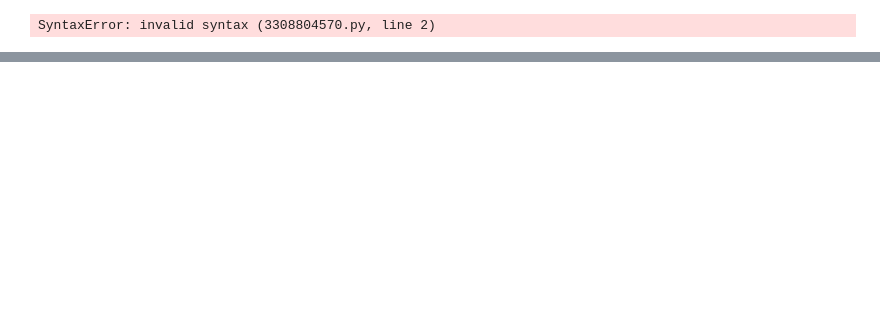
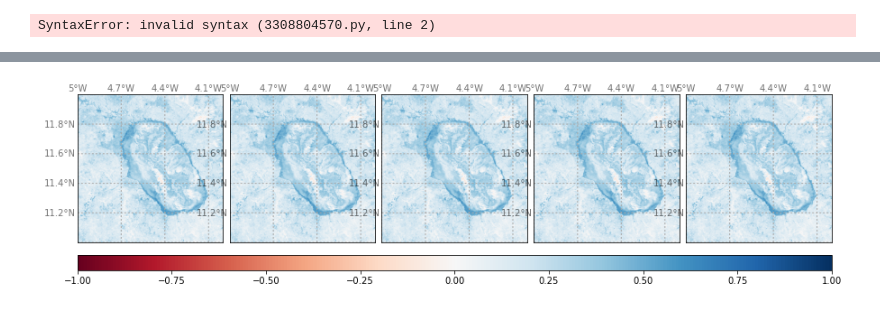
Before and after one commit to ma9dalen8/WASCAL_BurntArea, a Jupyter notebook: nbr5years.ipynb, the cells around one changed output, grey strips where cells are left out. Cells and saved outputs as stored; diff of their text form; code cells hidden in the pictures; blank space fills up the shorter version.

```diff
--- a/nbr5years.ipynb
+++ b/nbr5years.ipynb
@@ -126,0 +208,29 @@ plt.show()
+# %%
+fig=plt.figure(figsize=(15, 4))
+fields = [baseline_2017_NBR, baseline_2017.nir, baseline_2017.blue, baseline_2017.green, baseline_2017.red]
+grid = AxesGrid(fig, 111,
+               nrows_ncols =(1,5),
+               cbar_mode = 'single',
+               cbar_location = 'bottom',
+               cbar_pad = 0.1,
+               cbar_size = '2%',
+               axes_pad = 0.1,
+               share_all=True)
+
+
+for ax in grid:
+    #color = plt.tricontourf(baseline_2017_NBR, vmax=1, vmin=-1, extend='both')
+    nbr = Basemap(projection='mill', resolution='c',
+                    llcrnrlat=11,urcrnrlat=12, llcrnrlon=-5,urcrnrlon=-4, ax=ax)
+
+    nbr.drawparallels(np.arange(11.,12.,0.2),labels=[True,False,False,False],dashes=[2,2],  color = 'darkgrey', alpha =0.55)
+    nbr.drawmeridians(np.arange(-5.,-4.,0.3),labels=[False,False,True,False],dashes=[2,2], color = 'darkgrey', alpha =0.55)
+
+
+
+    im = nbr.imshow(baseline_2017_NBR,cmap='RdBu', vmin=-1, vmax=1, ax=ax)
+
+cbar = ax.cax.colorbar(im)
+cbar = grid.cbar_axes[0].colorbar(im)
+# %% [output]
+[figure, added]
```
Also changed, not shown: parts of 14 cells of this notebook.
